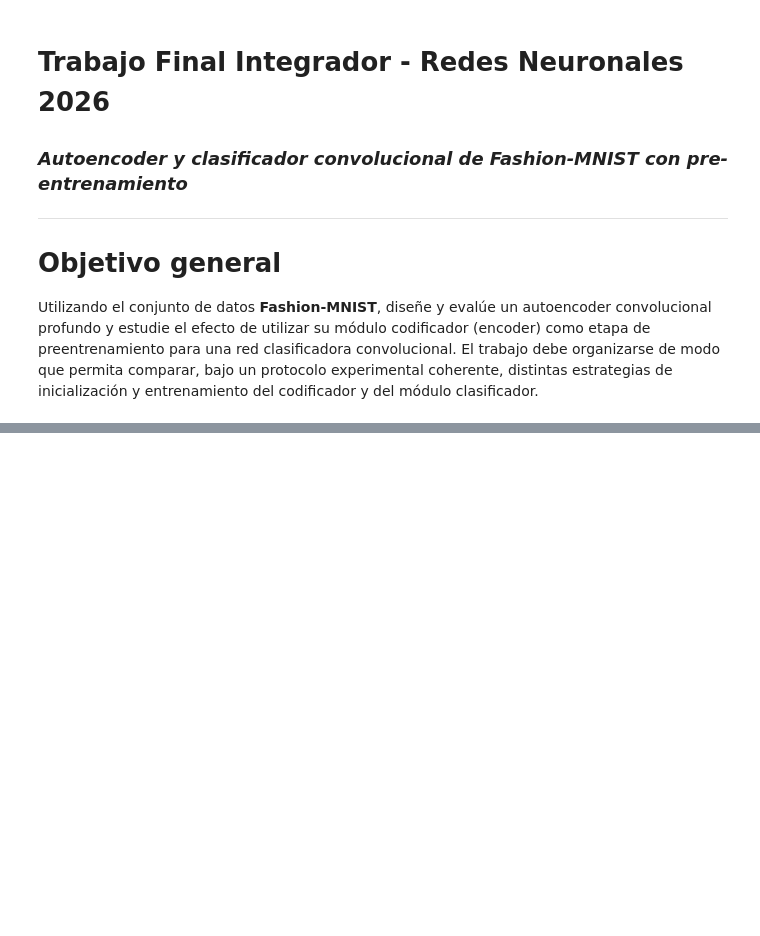
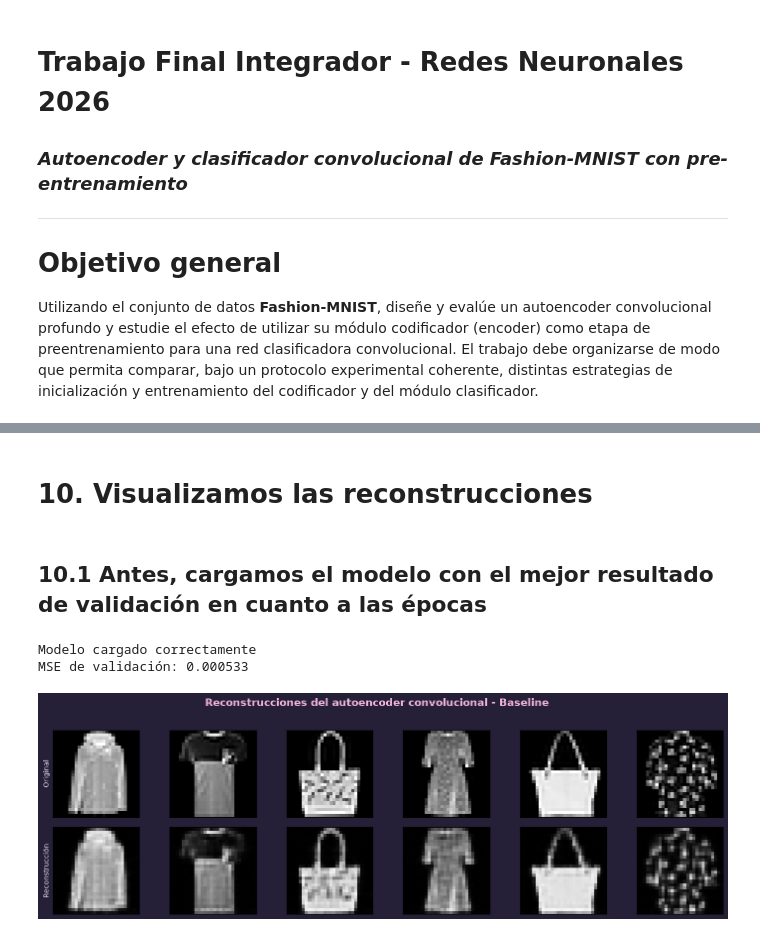
Before and after one commit to alvaro-mediina/redes-neuronales-tp-final, a Jupyter notebook: tp-final.ipynb, the cells around one changed output, grey strips where cells are left out. Saved outputs shown, nothing was run; the diff lists cells and outputs as text; code cells hidden in the pictures; blank space fills up the shorter version.

```diff
--- a/tp-final.ipynb
+++ b/tp-final.ipynb
@@ -71,0 +475,31 @@ print("Test:", len(test_set))
+# %% [markdown]
+# 10. Visualizamos las reconstrucciones
+# %% [markdown]
+## 10.1 Antes, cargamos el modelo con el mejor resultado de validación en cuanto a las épocas
+# %%
+baseline_model = ConvAutoencoder().to(device)
+checkpoint = Path("checkpoints/baseline_best.pth")
+
+baseline_model.load_state_dict(
+    torch.load(
+        checkpoint,
+        map_location=device,
+        weights_only=True
+    )
+)
+
+baseline_model.eval()
+
+print("Modelo cargado correctamente")
+
+valid_loss = evaluate(
+    baseline_model,
+    validation_loader,
+    loss_fn,
+    device
+)
+
+print(f"MSE de validación: {valid_loss:.6f}")
+# %% [output]
+Modelo cargado correctamente
+MSE de validación: 0.000533
@@ -71,0 +576,4 @@ print("Test:", len(test_set))
+# %%
+show_reconstructions(model, validation_loader, device, "Baseline")
+# %% [output]
+[figure, added]
```
Also changed, not shown: parts of 78 cells of this notebook, 6 other files.
